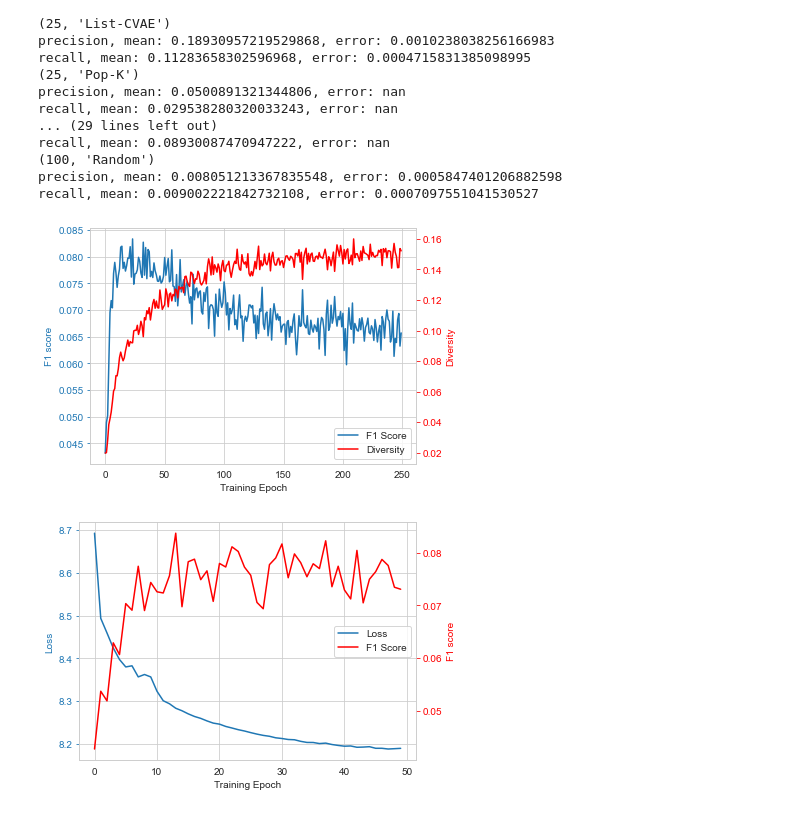
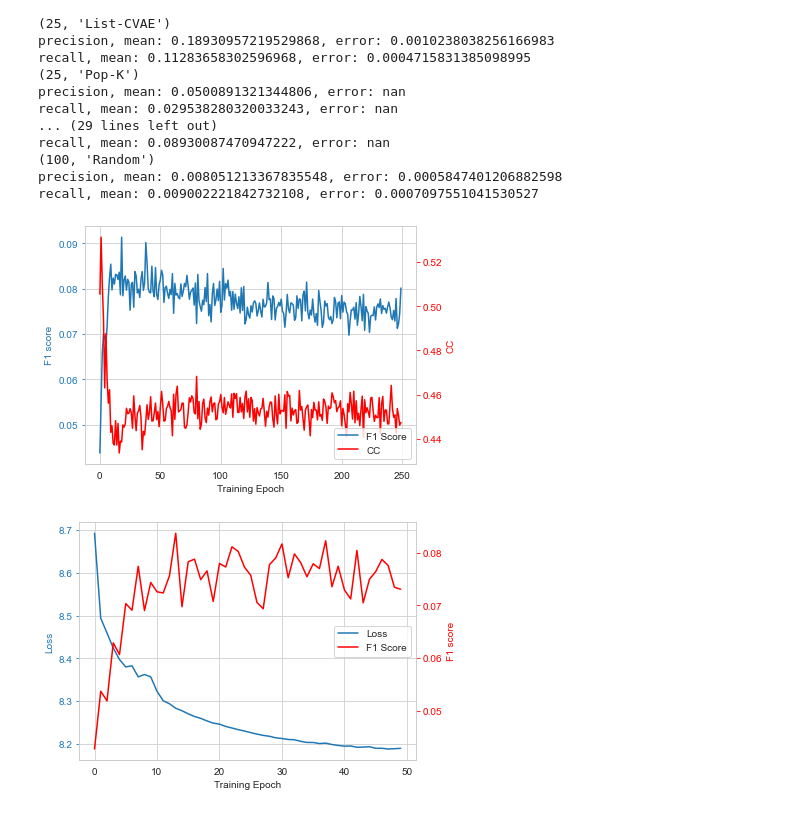
Before and after one commit to dferendo/RecommendationSystem, a Jupyter notebook: plots/slate_plot.ipynb, the cells around one changed output. Drawn from its saved outputs; the diff is of its cells as text; code cells hidden in the pictures.

Commit message:
Added plots and fixed bug

```diff
--- a/plots/slate_plot.ipynb
+++ b/plots/slate_plot.ipynb
@@ -100,31 +100,31 @@ recall, mean: 0.08930087470947222, error: nan
 precision, mean: 0.008051213367835548, error: 0.0005847401206882598
 recall, mean: 0.009002221842732108, error: 0.0007097551041530527
 # %%
-df_large_summary = pd.read_csv('../listcvae-250_epochs/result_outputs/summary.csv')
+df_large_summary = pd.read_csv('../runs/listcvae_long_job/exp_listcvae_long_job/_num_250_/result_outputs/summary.csv')
 
-df_large_summary.columns = ['loss', 'precision', 'hr', 'F1 Score', 'Diversity', 'Training Epoch']
+df_large_summary.columns = ['loss', 'precision', 'hr', 'F1 Score', 'Diversity', 'CC', 'Training Epoch']
 
 ax = df_large_summary.plot(x="Training Epoch", y="F1 Score", legend=False)
 ax2 = ax.twinx()
-df_large_summary.plot(x="Training Epoch", y="Diversity", ax=ax2, legend=False, color="r")
+df_large_summary.plot(x="Training Epoch", y="CC", ax=ax2, legend=False, color="r")
 ax2.grid(None)
 
 ax.set_ylabel("F1 score", color=ax.get_lines()[-1].get_color())
-ax2.set_ylabel("Diversity", color=ax2.get_lines()[-1].get_color())
+ax2.set_ylabel("CC", color=ax2.get_lines()[-1].get_color())
 
 ax.tick_params(axis='y', colors=ax.get_lines()[-1].get_color())
 ax2.tick_params(axis='y', colors=ax2.get_lines()[-1].get_color())
 
 # ask matplotlib for the plotted objects and their labels
 lines, labels = ax.get_legend_handles_labels()
 lines2, labels2 = ax2.get_legend_handles_labels()
 ax2.legend(lines + lines2, labels + labels2, loc='lower right')
 
 fig = ax.get_figure()
 fig.tight_layout()
 fig.savefig("training_large_epoch.pdf")
 # %% [output]
-[figure, old version]
+[figure, new version]
 # %%
 df_no_bn = pd.read_csv('../runs/listcvae_no_bn/tra_64_emb_32_lat_16_lr_0.001_enc_[256,256]_dec_[256,256]_pri_[32,32]_/result_outputs/summary.csv')
 df_bn = pd.read_csv('../runs/listcvae_dropout_annealing/tra_64_emb_32_lat_16_lr_0.001_enc_[1024,1024]_dec_[1024,1024]_pri_[32,32]_enc_leaky_dec_leaky_pri_leaky_enc_0.1_dec_0.1_pri_0_typ_constant_max_1.5_cyc_1_/result_outputs/summary.csv')
```
Also changed, not shown: parts of 2 cells of this notebook, 5 other files.
